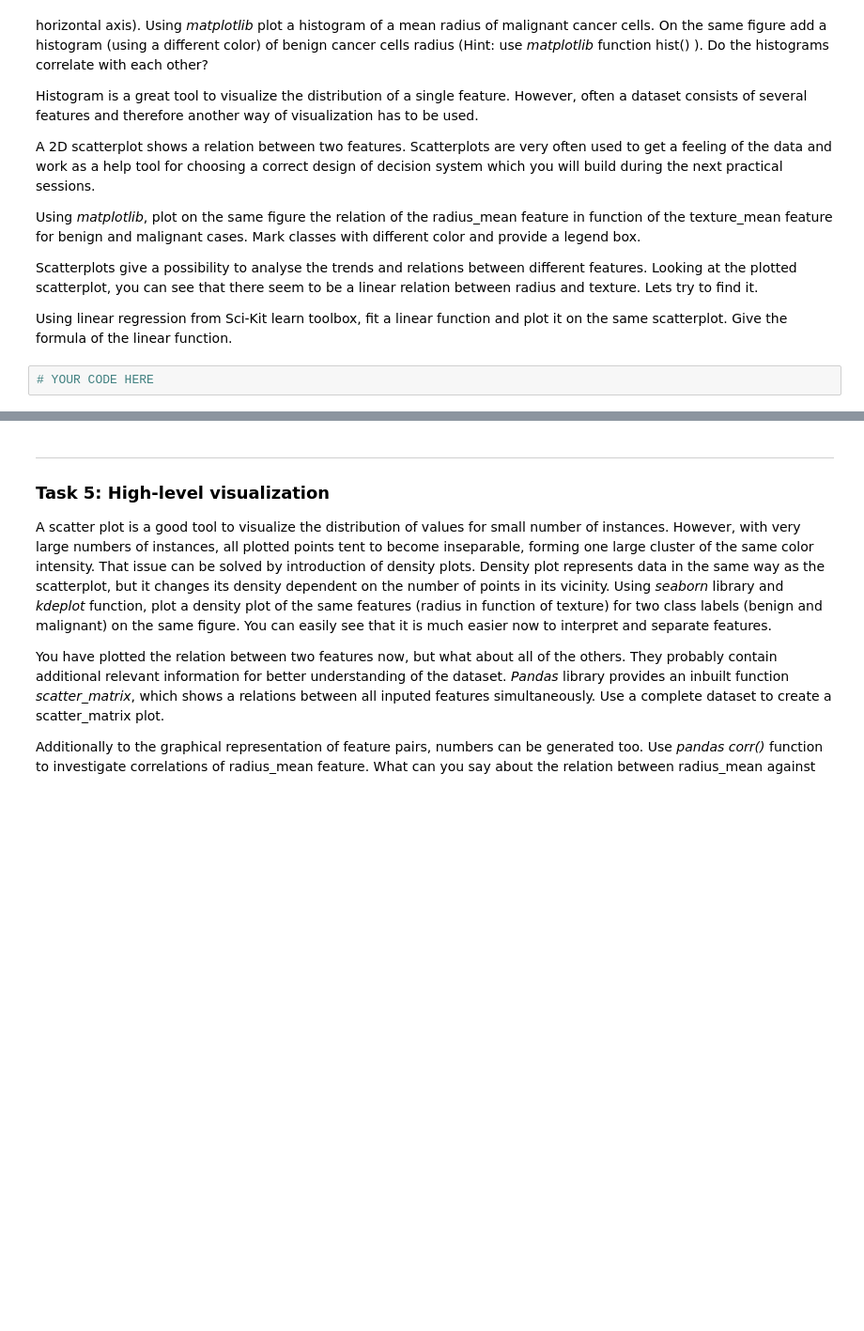
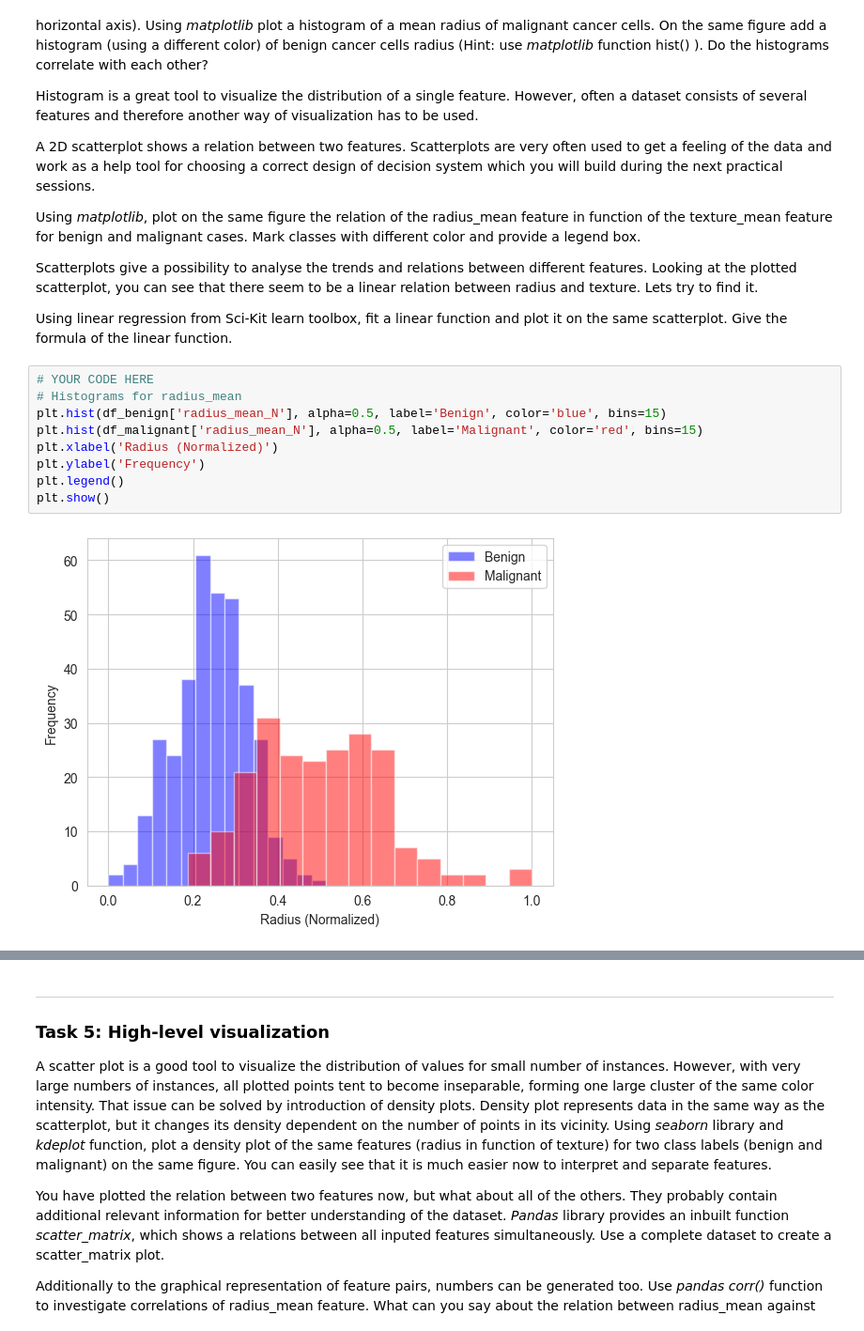
Before and after one commit to HosseinOutward/VUB-ACS-25_HIDSS, a Jupyter notebook: WPO1/WPO1-Student.ipynb, the cells around one changed output, grey strips where cells are left out. Shown at 94% size. Cells and saved outputs as stored; diff of their text form; blank space fills up the shorter version.

```diff
--- a/WPO1/WPO1-Student.ipynb
+++ b/WPO1/WPO1-Student.ipynb
@@ -135,5 +276,14 @@ Using *matplotlib*, plot on the same figure the relation of the radius_mean feat
 Scatterplots give a possibility to analyse the trends and relations between different features. Looking at the plotted scatterplot, you can see that there seem to be a linear relation between radius and texture. Lets try to find it.
 
 Using linear regression from Sci-Kit learn toolbox, fit a linear function and plot it on the same scatterplot. Give the formula of the linear function.
-# %%
-# YOUR CODE HERE
+# %%
+# YOUR CODE HERE
+# Histograms for radius_mean
+plt.hist(df_benign['radius_mean_N'], alpha=0.5, label='Benign', color='blue', bins=15)
+plt.hist(df_malignant['radius_mean_N'], alpha=0.5, label='Malignant', color='red', bins=15)
+plt.xlabel('Radius (Normalized)')
+plt.ylabel('Frequency')
+plt.legend()
+plt.show()
+# %% [output]
+[figure, added]
```
Also changed, not shown: parts of 32 cells of this notebook.
